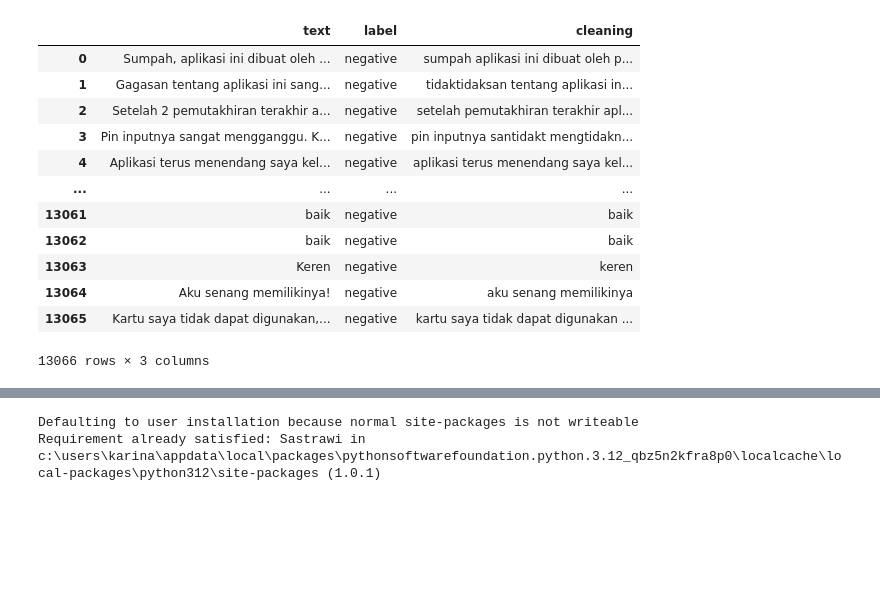
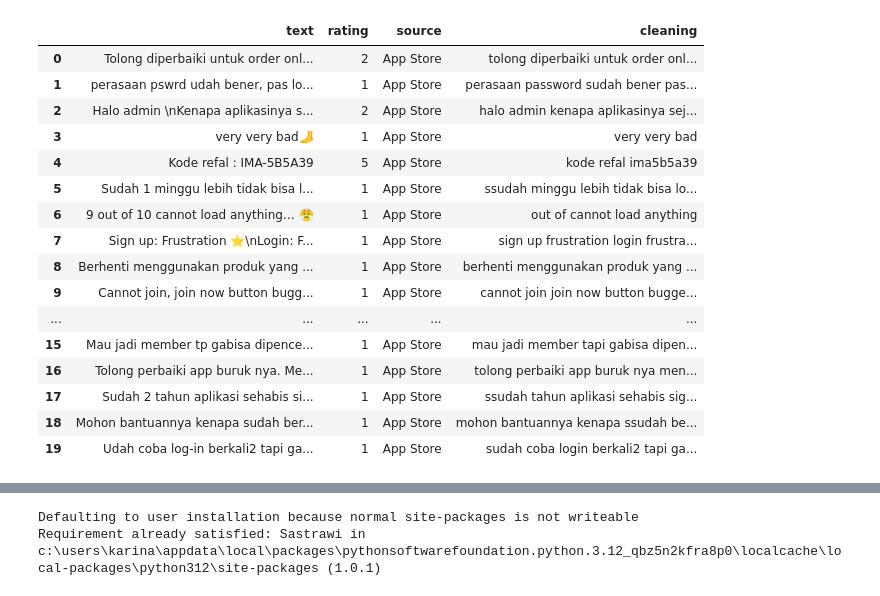
Before and after one commit to alamcahyo/Private_prjct_Alam_coffee, a Jupyter notebook: Skripsi Full/Skripsi_Full.ipynb, the cells around one changed output, grey strips where cells are left out. Saved outputs shown, nothing was run; the diff lists cells and outputs as text; code cells hidden in the pictures; blank space fills up the shorter version.

```diff
--- a/Skripsi Full/Skripsi_Full.ipynb
+++ b/Skripsi Full/Skripsi_Full.ipynb
@@ -26,7 +26,7 @@ import warnings
 warnings.filterwarnings('ignore')
 # %%
 # Loading the dataset
-df = pd.read_csv(r'C:\Users\KARINA\OneDrive\Desktop\Skripsi Alam VS Code\Labelling\Labelling.csv')
+df = pd.read_csv(r'C:\Users\KARINA\OneDrive\Desktop\Skripsi Alam VS Code\Scraping\Scrapping.csv')
 #Let's check the samples of data
 df.head()
 # %% [output]
@@ -39,5 +39,5 @@ df.head()
 # %%
 #Let's drop selected text & text id column
-df = df[['translated_text','sentiment_label']]
+df = df[['review_description','rating','source']]
 df
 # %% [output]
@@ -57,5 +57,4 @@ df
 # %%
-df.rename(columns={'translated_text':'text'}, inplace = True)
-df.rename(columns={'sentiment_label':'label'}, inplace = True)
+df.rename(columns={'review_description':'text'}, inplace = True)
 df
 # %% [output]
@@ -75,4 +81,5 @@ df
 # %%
+import emoji
 # CLEANING
 def cleaning(text):
     # converting to lowercase, removing URL links, special characters, punctuations...
@@ -84,74 +91,71 @@ def cleaning(text):
     text = re.sub('\n', '', text)
     text = re.sub('[’“”…]', '', text)
 
-    #menghapus emoji:
-    emoji_pattern = re.compile("["
-                           u"\U0001F600-\U0001F64F"  # emoticons
-                           u"\U0001F300-\U0001F5FF"  # symbols & pictographs
-                           u"\U0001F680-\U0001F6FF"  # transport & map symbols
-                           u"\U0001F1E0-\U0001F1FF"  # flags (iOS)
-                           u"\U00002702-\U000027B0"
-                           u"\U000024C2-\U0001F251"
-                           "]+", flags=re.UNICODE)
-    text = emoji_pattern.sub(r'', text)
+
+    # Remove emojis using the emoji library
+    text = emoji.replace_emoji(text, replace='')  # replace all emojis with an empty string
 
    # removing short form:
 
     text=re.sub("yg",'yang',text)
     text=re.sub("jd",'jadi',text)
     text=re.sub("biru",'baru',text)
-    text=re.sub("ga",'tidak',text)
     text=re.sub("gak",'tidak',text)
     text=re.sub("apaapaan",'apa-apaan',text)
-    text=re.sub("they're",'they are',text)
-    text=re.sub("she's",'she is',text)
-    text=re.sub("There's",'there is',text)
+    text=re.sub("pswrd",'password',text)
+    text=re.sub("udah",'sudah',text)
+    text=re.sub("tp",'tapi',text)
+    text=re.sub("Whyyy",'why',text)
     text=re.sub("wouldn't",'would not',text)
     text=re.sub("haven't",'have not',text)
     text=re.sub("That's",'That is',text)
     text=re.sub("you've",'you have',text)
     text=re.sub("He's",'He is',text)
     text=re.sub("what's",'what is',text)
     text=re.sub("weren't",'were not',text)
     text=re.sub("we're",'we are',text)
     text=re.sub("hasn't",'has not',text)
     text=re.sub("you'd",'you would',text)
     text=re.sub("shouldn't",'should not',text)
     text=re.sub("let's",'let us',text)
     text=re.sub("they've",'they have',text)
     text=re.sub("You'll",'You will',text)
     text=re.sub("i'm",'i am',text)
     text=re.sub("we've",'we have',text)
     text=re.sub("it's",'it is',text)
     text=re.sub("don't",'do not',text)
     text=re.sub("that´s",'that is',text)
     text=re.sub("I´m",'I am',text)
     text=re.sub("it’s",'it is',text)
     text=re.sub("she´s",'she is',text)
     text=re.sub("he’s'",'he is',text)
     text=re.sub('I’m','I am',text)
     text=re.sub('I’d','I did',text)
     text=re.sub("he’s'",'he is',text)
     text=re.sub('there’s','there is',text)
 
 
     return text
 df['cleaning'] = df['text'].apply(cleaning)
-df
+df.head(20)
 # %% [output]
-|  | text | label | cleaning |
-| 0 | Sumpah, aplikasi ini dibuat oleh ... | negative | sumpah aplikasi ini dibuat oleh p... |
-| 1 | Gagasan tentang aplikasi ini sang... | negative | tidaktidaksan tentang aplikasi in... |
-| 2 | Setelah 2 pemutakhiran terakhir a... | negative | setelah pemutakhiran terakhir apl... |
-| 3 | Pin inputnya sangat mengganggu. K... | negative | pin inputnya santidakt mengtidakn... |
-| 4 | Aplikasi terus menendang saya kel... | negative | aplikasi terus menendang saya kel... |
-| ... | ... | ... | ... |
-| 13061 | baik | negative | baik |
-| 13062 | baik | negative | baik |
-| 13063 | Keren | negative | keren |
-| 13064 | Aku senang memilikinya! | negative | aku senang memilikinya |
-| 13065 | Kartu saya tidak dapat digunakan,... | negative | kartu saya tidak dapat digunakan ... |
+|  | text | rating | source | cleaning |
+| 0 | Tolong diperbaiki untuk order onl... | 2 | App Store | tolong diperbaiki untuk order onl... |
+| 1 | perasaan pswrd udah bener, pas lo... | 1 | App Store | perasaan password sudah bener pas... |
+| 2 | Halo admin \nKenapa aplikasinya s... | 2 | App Store | halo admin kenapa aplikasinya sej... |
+| 3 | very very bad🦶 | 1 | App Store | very very bad |
+| 4 | Kode refal : IMA-5B5A39 | 5 | App Store | kode refal ima5b5a39 |
+| 5 | Sudah 1 minggu lebih tidak bisa l... | 1 | App Store | ssudah minggu lebih tidak bisa lo... |
+| 6 | 9 out of 10 cannot load anything… 😤 | 1 | App Store | out of cannot load anything |
+| 7 | Sign up: Frustration ⭐️\nLogin: F... | 1 | App Store | sign up frustration login frustra... |
+| 8 | Berhenti menggunakan produk yang ... | 1 | App Store | berhenti menggunakan produk yang ... |
+| 9 | Cannot join, join now button bugg... | 1 | App Store | cannot join join now button bugge... |
+| ... | ... | ... | ... | ... |
+| 15 | Mau jadi member tp gabisa dipence... | 1 | App Store | mau jadi member tapi gabisa dipen... |
+| 16 | Tolong perbaiki app buruk nya. Me... | 1 | App Store | tolong perbaiki app buruk nya men... |
+| 17 | Sudah 2 tahun aplikasi sehabis si... | 1 | App Store | ssudah tahun aplikasi sehabis sig... |
+| 18 | Mohon bantuannya kenapa sudah ber... | 1 | App Store | mohon bantuannya kenapa ssudah be... |
+| 19 | Udah coba log-in berkali2 tapi ga... | 1 | App Store | sudah coba login berkali2 tapi ga... |
-13066 rows × 3 columns
 # %%
 # STOPWORDS
 import nltk
```
Also changed, not shown: parts of 11 cells of this notebook, 3 other files.
